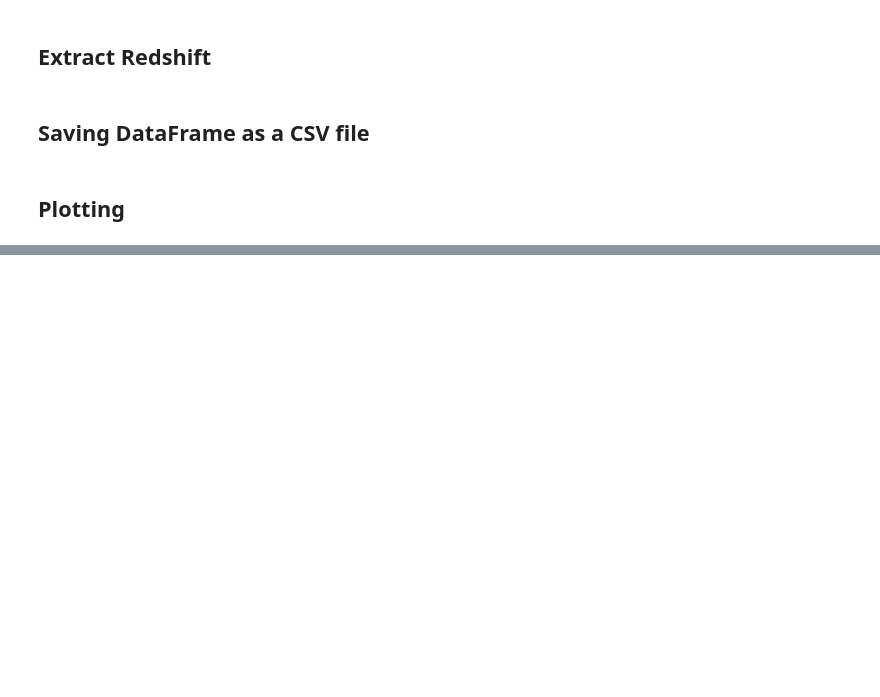
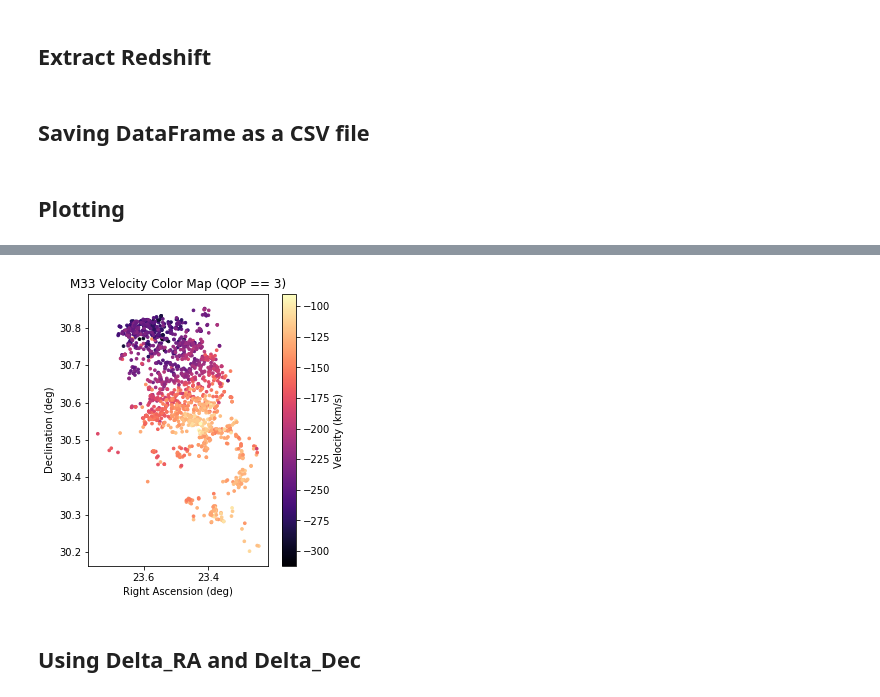
Before and after one commit to khangnngo12/Kinematics-of-M33, a Jupyter notebook: Velocity_Map.ipynb, the cells around one changed output, grey strips where cells are left out. Cells and saved outputs as stored; diff of their text form; code cells hidden in the pictures; blank space fills up the shorter version.

```diff
--- a/Velocity_Map.ipynb
+++ b/Velocity_Map.ipynb
@@ -175,10 +188,18 @@ plt.savefig("Velocity Map (QOP >= 2)")
 # %%
 fig,ax = plt.subplots(1)
-ax.set_xlabel("Right Ascension")
-ax.set_ylabel("Declination")
+ax.set_xlabel("Right Ascension (deg)")
+ax.set_ylabel("Declination (deg)")
 ax.set_title("M33 Velocity Color Map (QOP == 3)")
+ax.set_aspect(1/0.861)
+ax.invert_xaxis()
 cc_map = ax.scatter(df1["RA"][df1_qop3_sorted]
                     ,df1["DEC"][df1_qop3_sorted]
-                    ,c=df1["Redshift"][df1_qop3_sorted],s=10,cmap='magma')
+                    ,c=df1["Redshift"][df1_qop3_sorted],s=7,cmap='magma')
 plt.colorbar(cc_map,label="Velocity (km/s)")
+fig.set_figwidth(5)
+fig.set_figheight(5)
 plt.savefig("Velocity Map")
+# %% [output]
+[figure, added]
+# %% [markdown]
+## Using Delta_RA and Delta_Dec
```
Also changed, not shown: parts of 16 cells of this notebook.
